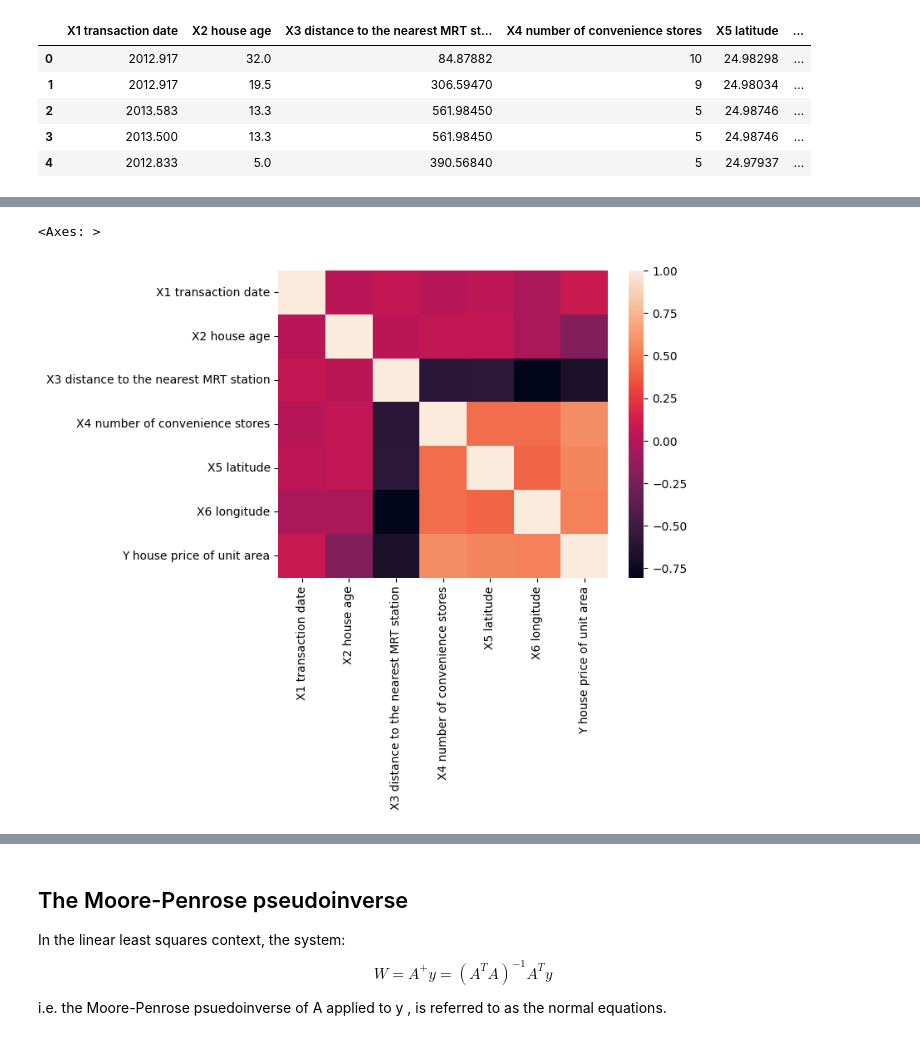
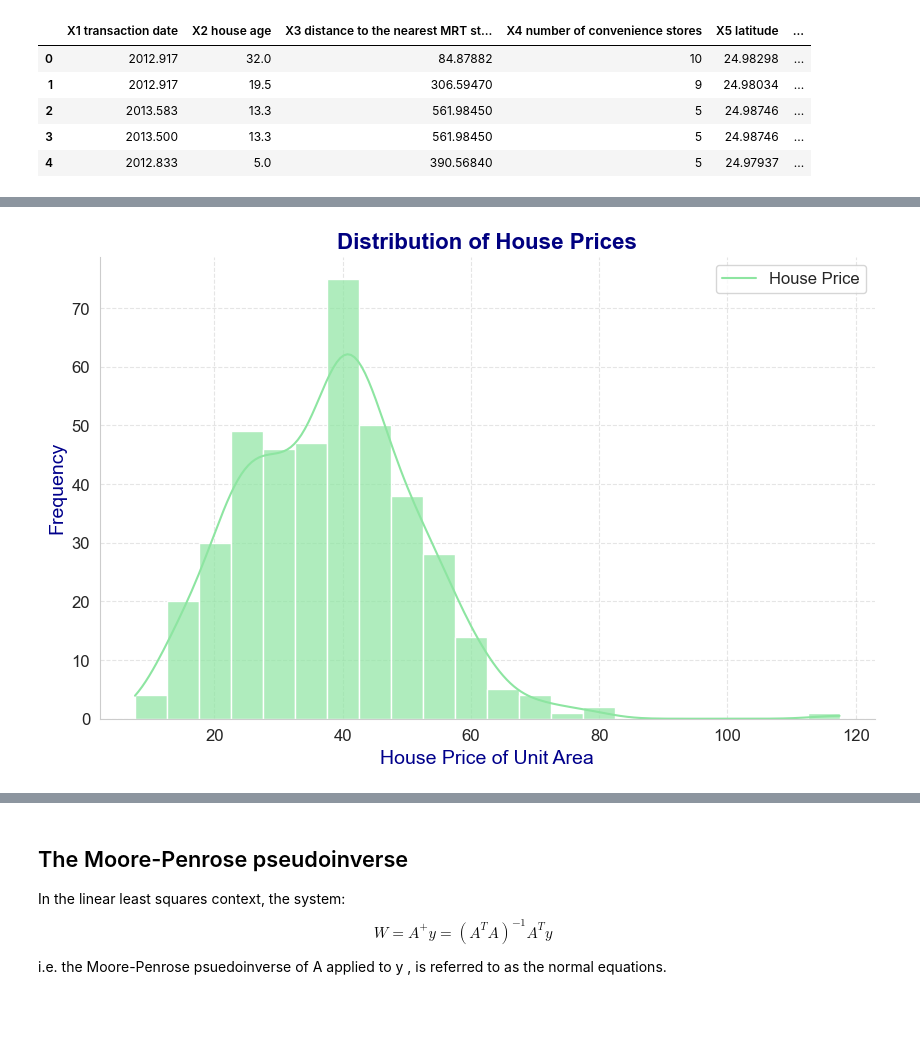
Before and after one commit to natnaeldejenekebede/House-Predictor, a Jupyter notebook: special.ipynb, the cells around one changed output, grey strips where cells are left out. Saved outputs shown, nothing was run; the diff lists cells and outputs as text; code cells hidden in the pictures; blank space fills up the shorter version.

```diff
--- a/special.ipynb
+++ b/special.ipynb
@@ -78,8 +73,27 @@ sns.histplot(data=data, x="Y house price of unit area", kde=True)
-# %%
-# # Plot the regression line
-# model.plot_regression_line(X_test, y_test)
-
-sns.heatmap(data.corr())
-# %% [output]
-<Axes: >
-[figure, removed]
+# %%
+import seaborn as sns
+import matplotlib.pyplot as plt
+
+=sns.set_style("whitegrid")
+
+palette = sns.color_palette("pastel")
+
+plt.figure(figsize=(10, 6))
+sns.histplot(data=data, x="Y house price of unit area", kde=True, color=palette[2], alpha=0.7)
+
+plt.title("Distribution of House Prices", fontsize=16, fontweight='bold', color='navy')
+plt.xlabel("House Price of Unit Area", fontsize=14, color='darkblue')
+plt.ylabel("Frequency", fontsize=14, color='darkblue')
+
+plt.grid(True, linestyle='--', alpha=0.5)
+
+plt.xticks(fontsize=12)
+plt.yticks(fontsize=12)
+
+plt.legend(['House Price'], loc='upper right', fontsize=12)
+
+sns.despine()
+
+plt.show()
+# %% [output]
+[figure, added]
```
Also changed, not shown: parts of 4 cells of this notebook.
